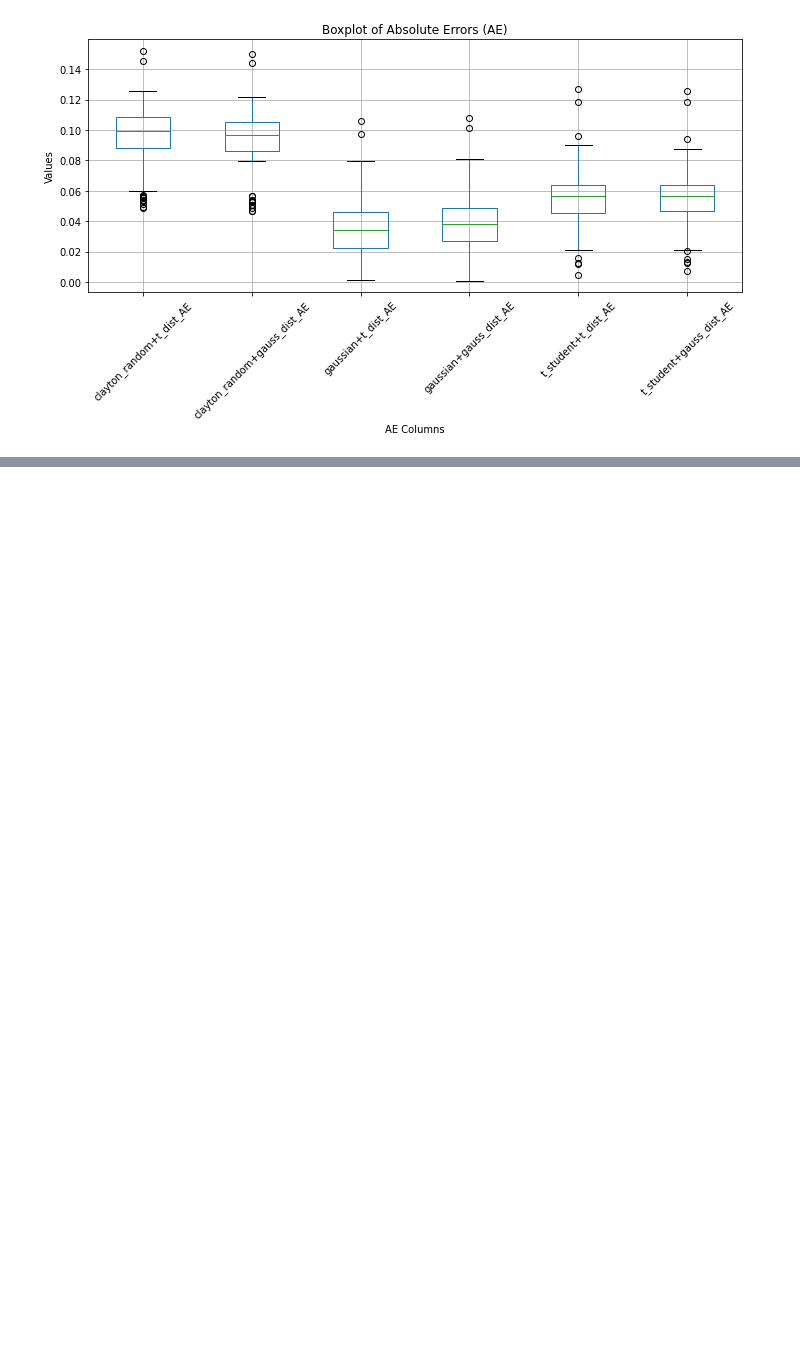
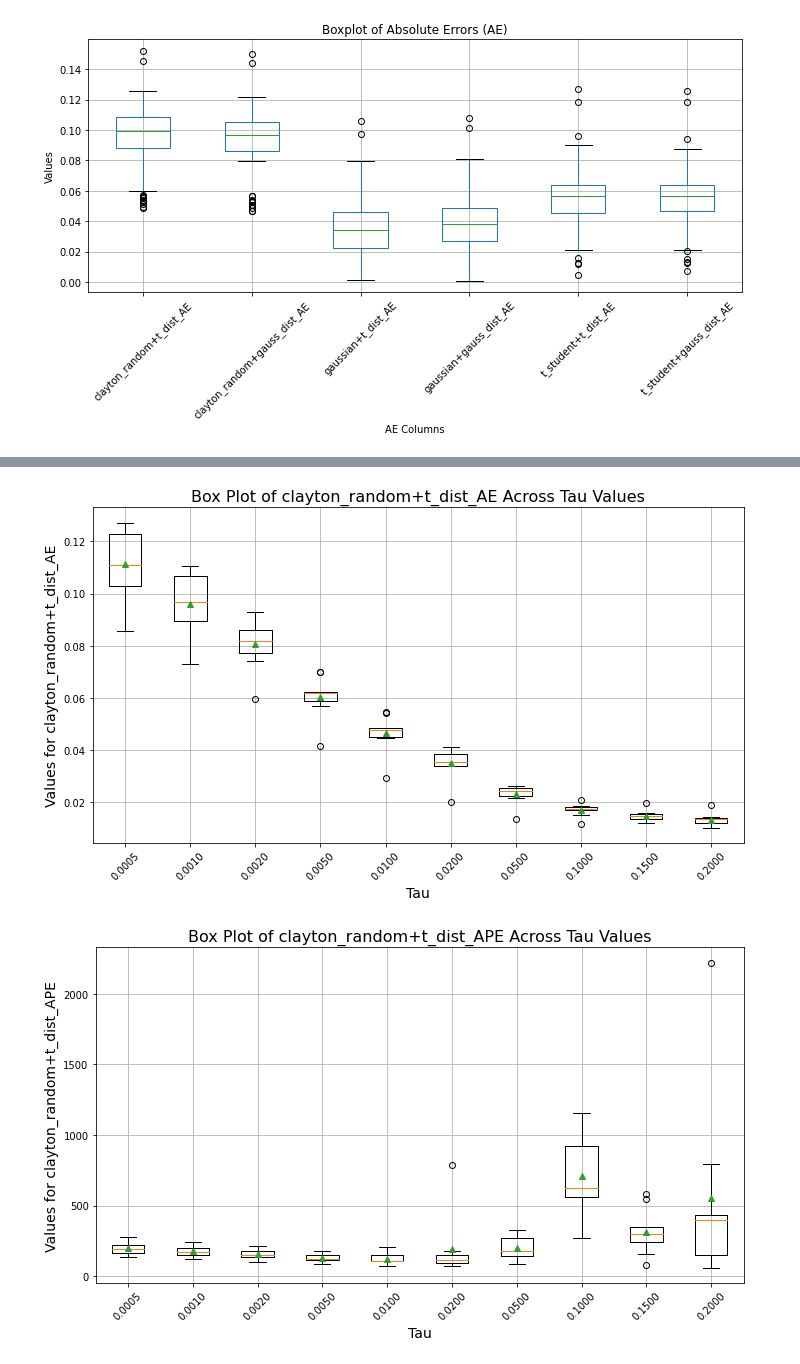
Before and after one commit to mkowalewski1282/portfolio_analysis, a Jupyter notebook: expectiles_comparison.ipynb, the cells around one changed output, grey strips where cells are left out. Drawn from its saved outputs; the diff is of its cells as text; code cells hidden in the pictures; blank space fills up the shorter version.

```diff
--- a/expectiles_comparison.ipynb
+++ b/expectiles_comparison.ipynb
@@ -127,0 +180,35 @@ plt.show()
+# %%
+models = aggregated_data[list(aggregated_data.keys())[0]][0].index
+
+
+for model in models:
+    model_data = []
+    tau_labels = []
+
+    for tau, portfolios in aggregated_data.items():
+        model_values = [portfolio[model] for portfolio in portfolios]
+        model_data.append(model_values)
+        tau_labels.append(tau)
+
+
+
+    sorted_indices = sorted(range(len(tau_labels)), key=lambda k: tau_labels[k])
+    tau_labels = [tau_labels[i] for i in sorted_indices]
+    model_data = [model_data[i] for i in sorted_indices]
+
+
+
+    plt.figure(figsize=(10, 6))
+    plt.boxplot(model_data, labels=[f"{tau:.4f}" for tau in tau_labels], showmeans=True)
+
+    plt.title(f"Box Plot of {model} Across Tau Values", fontsize=16)
+    plt.xlabel("Tau", fontsize=14)
+    plt.ylabel(f"Values for {model}", fontsize=14)
+    plt.xticks(rotation=45)
+    plt.grid(visible=True)
+
+    plt.tight_layout()
+    plt.show()
+# %% [output]
+[figure, added]
+[figure, added]
```
Also changed, not shown: parts of 5 cells of this notebook.
